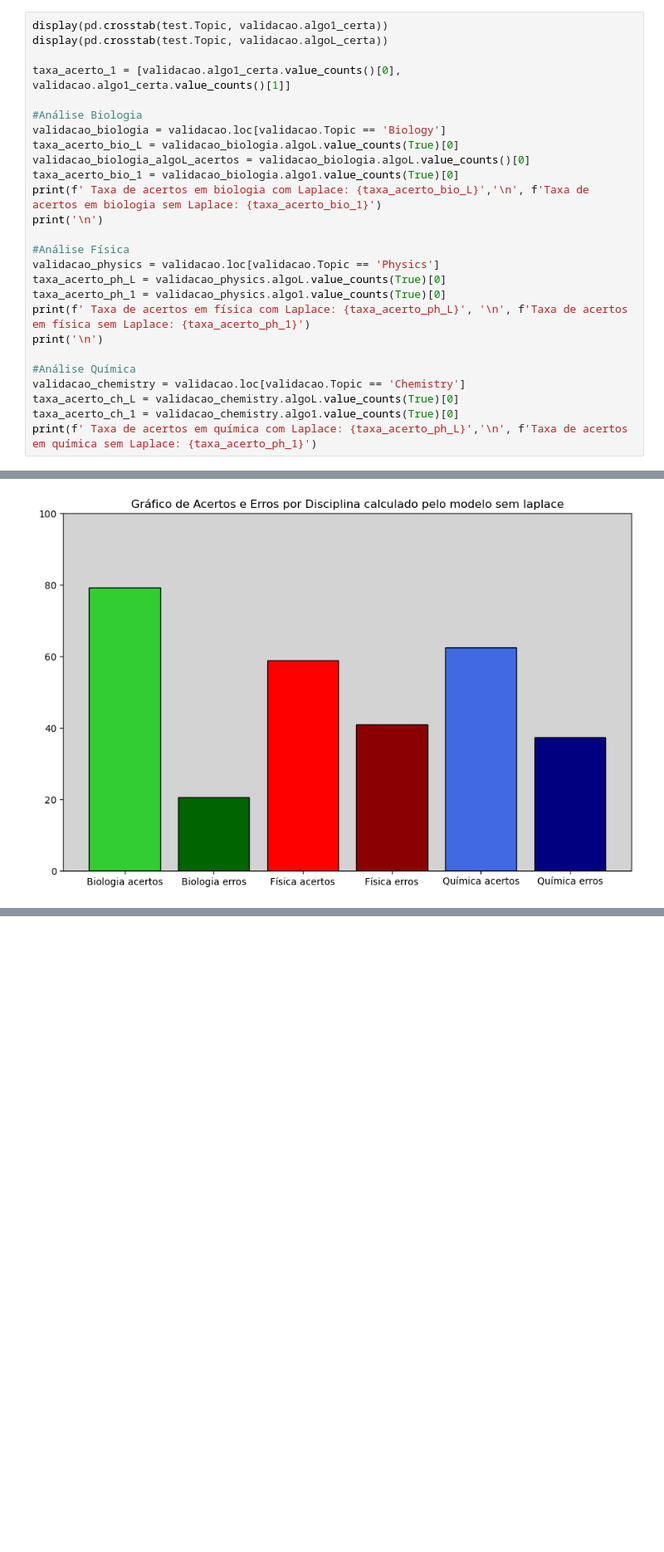
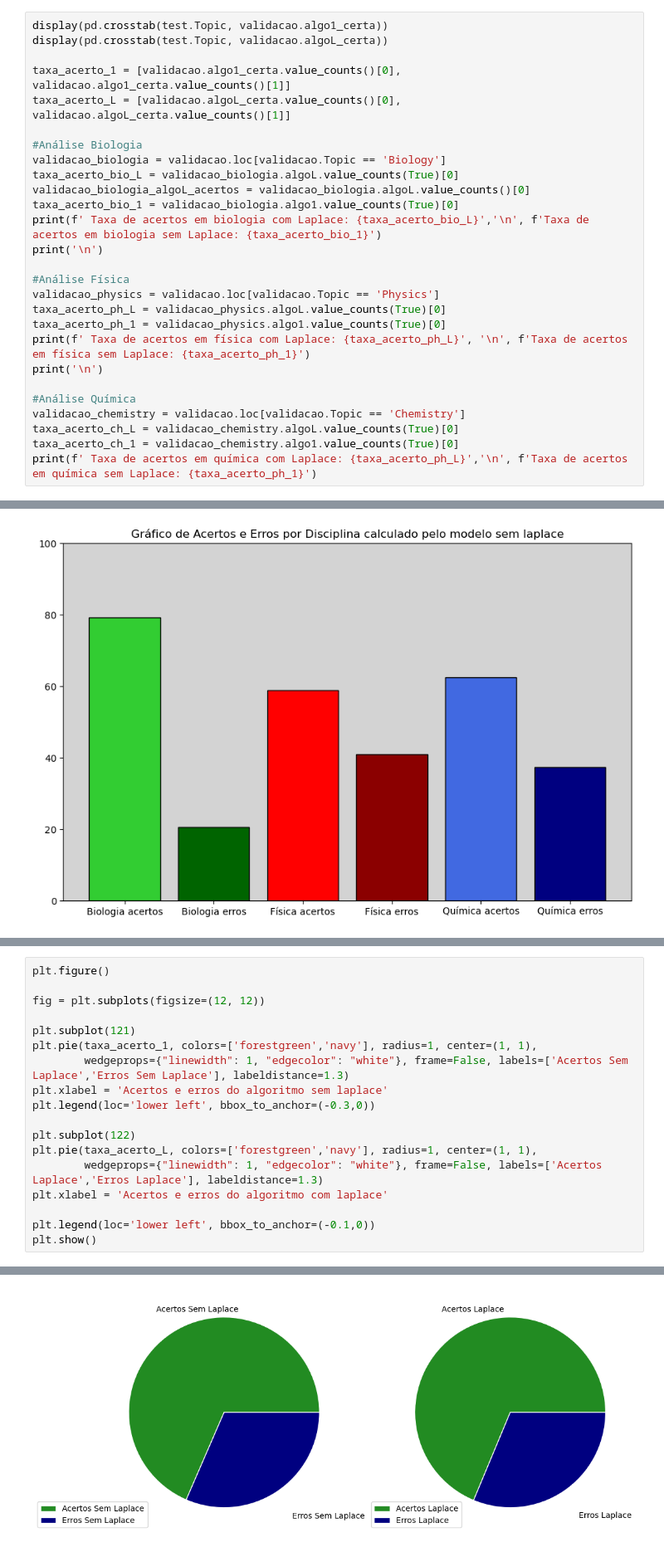
Before and after one commit to Danilo-C-Ramos/C-Dados-Grupo-1, a Jupyter notebook: Projeto1 Template.ipynb, the cells around one changed output, grey strips where cells are left out. Shown at 83% size. Drawn from its saved outputs; the diff is of its cells as text; blank space fills up the shorter version.

```diff
--- a/Projeto1 Template.ipynb
+++ b/Projeto1 Template.ipynb
@@ -387,6 +387,7 @@ display(pd.crosstab(test.Topic, validacao.algo1_certa))
 display(pd.crosstab(test.Topic, validacao.algoL_certa))
 
 taxa_acerto_1 = [validacao.algo1_certa.value_counts()[0], validacao.algo1_certa.value_counts()[1]]
+taxa_acerto_L = [validacao.algoL_certa.value_counts()[0], validacao.algoL_certa.value_counts()[1]]
 
 #Análise Biologia
 validacao_biologia = validacao.loc[validacao.Topic == 'Biology']
@@ -504,3 +502,22 @@ plt.show()
 | True | 609 |
 <Figure size 640x480 with 0 Axes>
 [figure]
+# %%
+plt.figure()
+
+fig = plt.subplots(figsize=(12, 12))
+
+plt.subplot(121)
+plt.pie(taxa_acerto_1, colors=['forestgreen','navy'], radius=1, center=(1, 1),
+        wedgeprops={"linewidth": 1, "edgecolor": "white"}, frame=False, labels=['Acertos Sem Laplace','Erros Sem Laplace'], labeldistance=1.3)
+plt.xlabel = 'Acertos e erros do algoritmo sem laplace'
+plt.legend(loc='lower left', bbox_to_anchor=(-0.3,0))
+
+plt.subplot(122)
+plt.pie(taxa_acerto_L, colors=['forestgreen','navy'], radius=1, center=(1, 1),
+        wedgeprops={"linewidth": 1, "edgecolor": "white"}, frame=False, labels=['Acertos Laplace','Erros Laplace'], labeldistance=1.3)
+plt.xlabel = 'Acertos e erros do algoritmo com laplace'
+
+plt.legend(loc='lower left', bbox_to_anchor=(-0.1,0))
+plt.show()
+# %% [output]
@@ -507,3 +525,4 @@ plt.show()
+[figure, added]
 # %% [markdown]
 ___
 ### Concluindo
```
Also changed, not shown: parts of 2 cells of this notebook.
